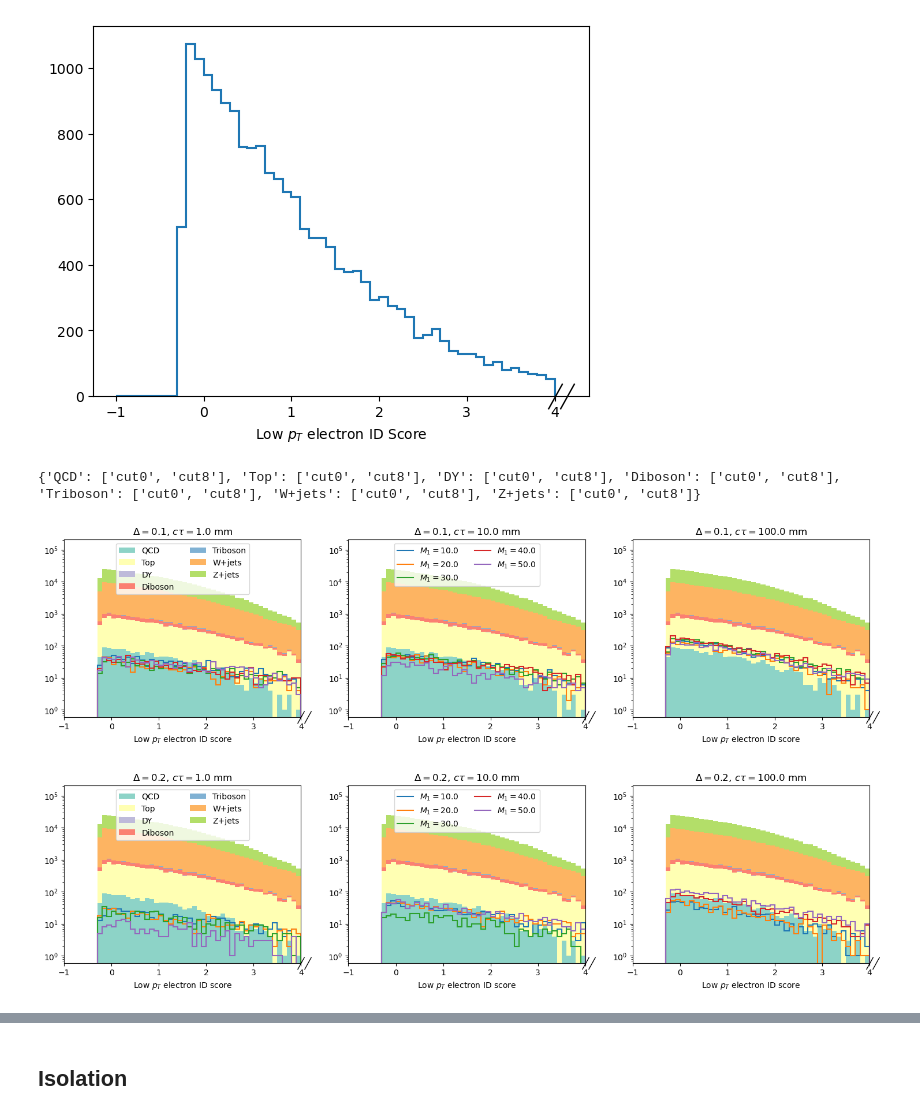
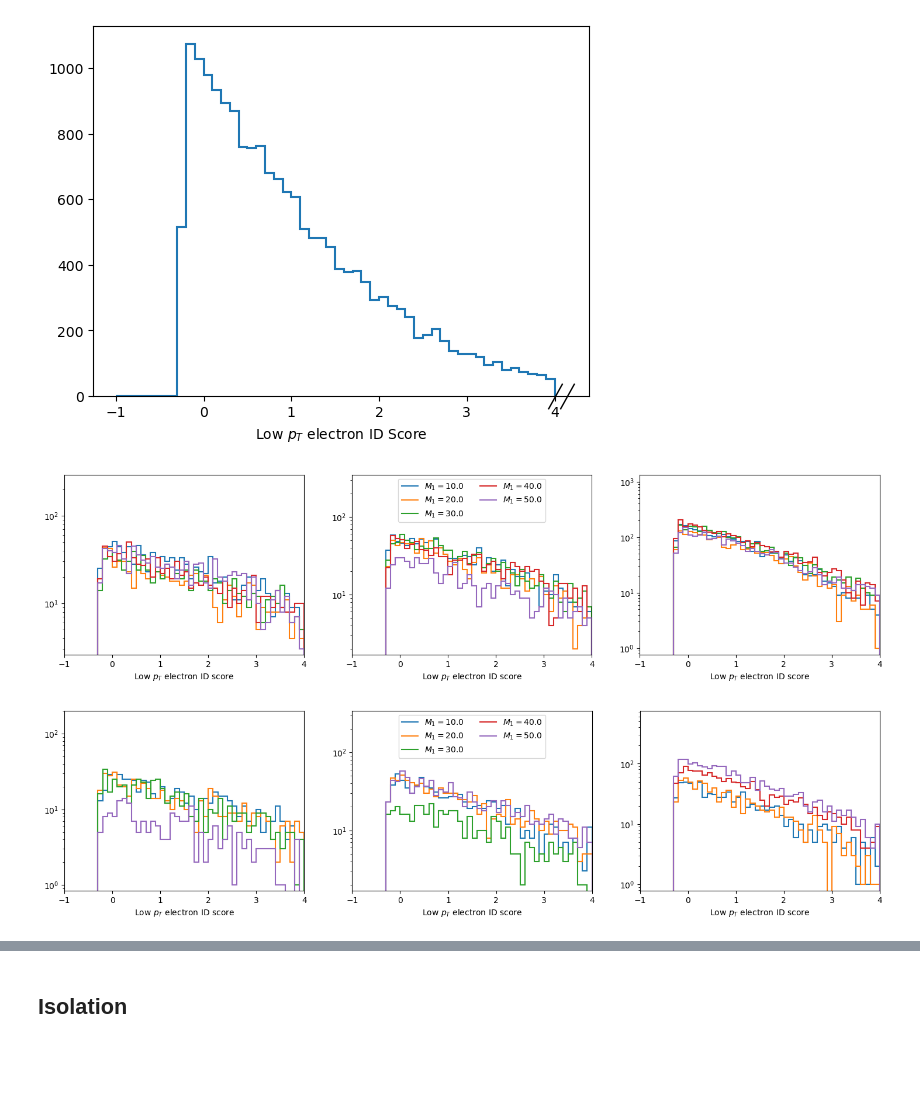
Before and after one commit to liviakong/iDMe, a Jupyter notebook: python_analysis/studies/electronID/histograms.ipynb, the cells around one changed output, grey strips where cells are left out. Saved outputs shown, nothing was run; the diff lists cells and outputs as text; code cells hidden in the pictures; blank space fills up the shorter version.

Commit message:
electron id distributions for matched and all low pt electrons

```diff
--- a/python_analysis/studies/electronID/histograms.ipynb
+++ b/python_analysis/studies/electronID/histograms.ipynb
@@ -226,8 +226,7 @@ def plotSignal(hname,xlim,rebin=1j,logy=False,scaley=5,xlabel=None,cut="cut7",na
         #plt.tight_layout()
         #plt.savefig(f"{outDir}/{outName}")
 # %%
-plot("lowPtElectron_ID",[-1,4],logy=True,xlabel="Low $p_{T}$ electron ID score",cut="cut0")
+plotSignal("lowPtElectron_ID",[-1,4],logy=True,xlabel="Low $p_{T}$ electron ID score",cut="cut0")
 # %% [output]
-{'QCD': ['cut0', 'cut8'], 'Top': ['cut0', 'cut8'], 'DY': ['cut0', 'cut8'], 'Diboson': ['cut0', 'cut8'], 'Triboson': ['cut0', 'cut8'], 'W+jets': ['cut0', 'cut8'], 'Z+jets': ['cut0', 'cut8']}
-[figure, old version]
+[figure, new version]
-[figure, old version]
+[figure, new version]
```
Also changed, not shown: parts of 1 cell of this notebook, 4 other files.
